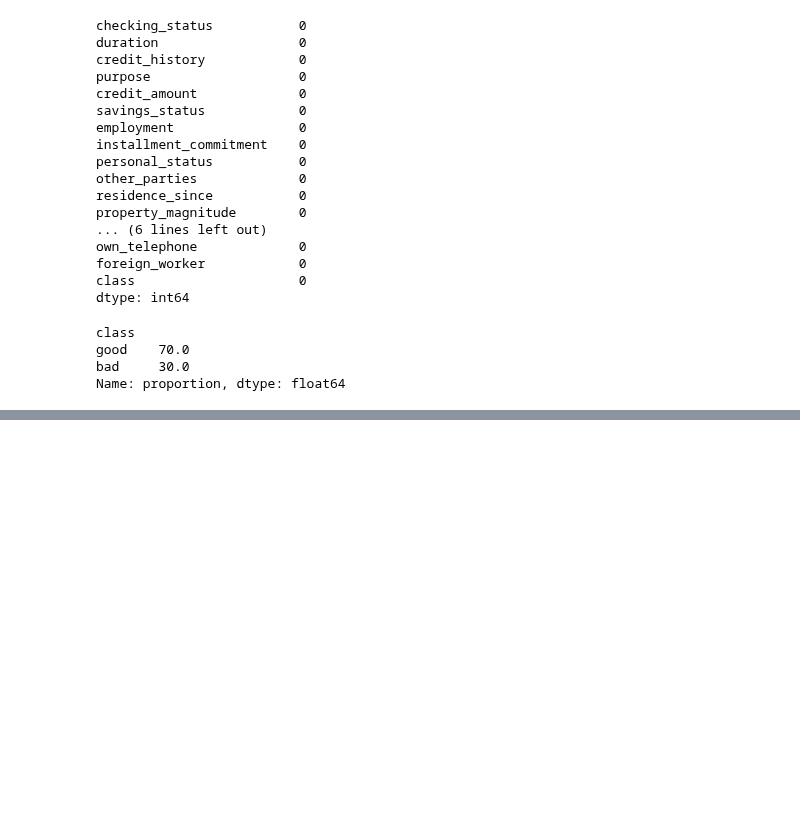
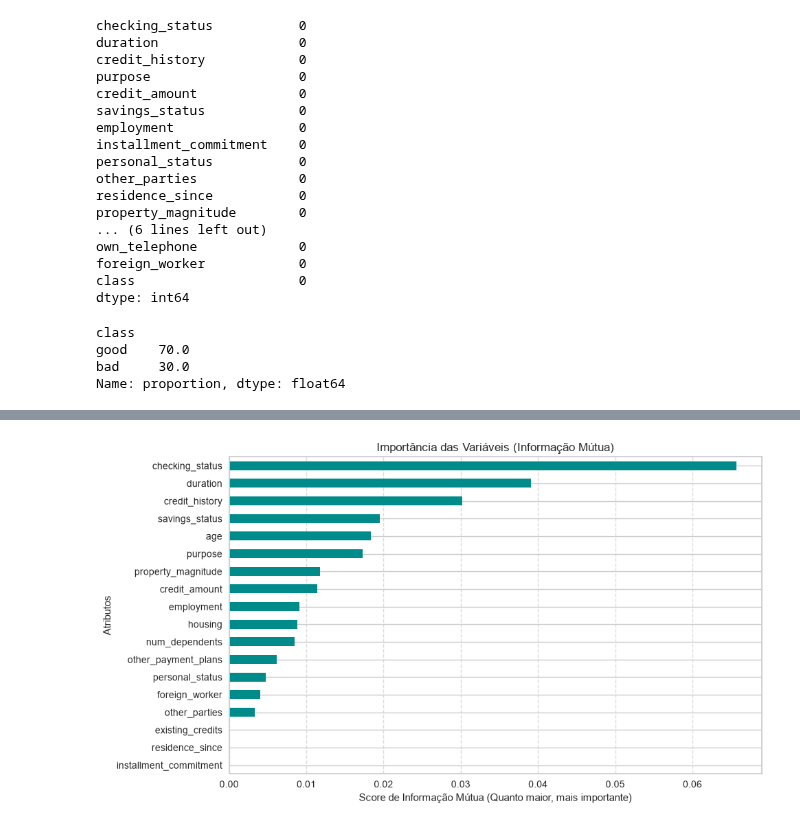
Before and after one commit to g1ovanejunior/previsao-credit-navie-bayes, a Jupyter notebook: parte2_com_analise.ipynb, the cells around one changed output, grey strips where cells are left out. Saved outputs shown, nothing was run; the diff lists cells and outputs as text; code cells hidden in the pictures; blank space fills up the shorter version.

```diff
--- a/parte2_com_analise.ipynb
+++ b/parte2_com_analise.ipynb
@@ -202,0 +133,4 @@ df_mi_organizado
+# %%
+#Excluir as colunas que possuem pouco nível de relevância pro resultado, ou que são resultados do acaso.
+credito_filtrado1 = credito.drop(columns=colunas_descartar)
+credito_filtrado1.head()
@@ -202,0 +149,30 @@ df_mi_organizado
+# %%
+#Utilizar o parâmetro Informação Mútua pra decidir se ainda há alguma coluna que não apresente relevância pra classe.
+
+#Separar X (atributos) e y (classe) a partir do seu dataset filtrado
+X = credito_filtrado1.drop(columns=['class'])
+y = credito_filtrado1['class']
+
+#Criar uma cópia e codificar as categóricas temporariamente
+X_encoded = X.copy()
+colunas_cat_filtradas1 = X.select_dtypes(include=['string', 'object', 'category']).columns
+
+encoder = OrdinalEncoder()
+X_encoded[colunas_cat_filtradas1] = encoder.fit_transform(X[colunas_cat_filtradas1])
+
+#Mapear os índices das variáveis discretas/categóricas para o algoritmo
+indices_categoricas = [X.columns.get_loc(col) for col in colunas_cat_filtradas1]
+
+#Calcular a Informação Mútua
+mi_scores = mutual_info_classif(
+    X_encoded,
+    y,
+    discrete_features=indices_categoricas,
+    random_state=42
+)
+
+#Criar uma Série organizada do maior para o menor valor
+mi_series = pd.Series(mi_scores, index=X.columns).sort_values(ascending=False)
+
+#Exibir os valores calculados
+print(mi_series)
@@ -202,0 +199,10 @@ df_mi_organizado
+# %%
+plt.figure(figsize=(10, 6))
+mi_series.sort_values().plot(kind='barh', color='darkcyan')
+plt.title("Importância das Variáveis (Informação Mútua)")
+plt.xlabel("Score de Informação Mútua (Quanto maior, mais importante)")
+plt.ylabel("Atributos")
+plt.grid(axis='x', linestyle='--', alpha=0.7)
+plt.show()
+# %% [output]
+[figure, added]
```
Also changed, not shown: parts of 10 cells of this notebook, 1 other file.
